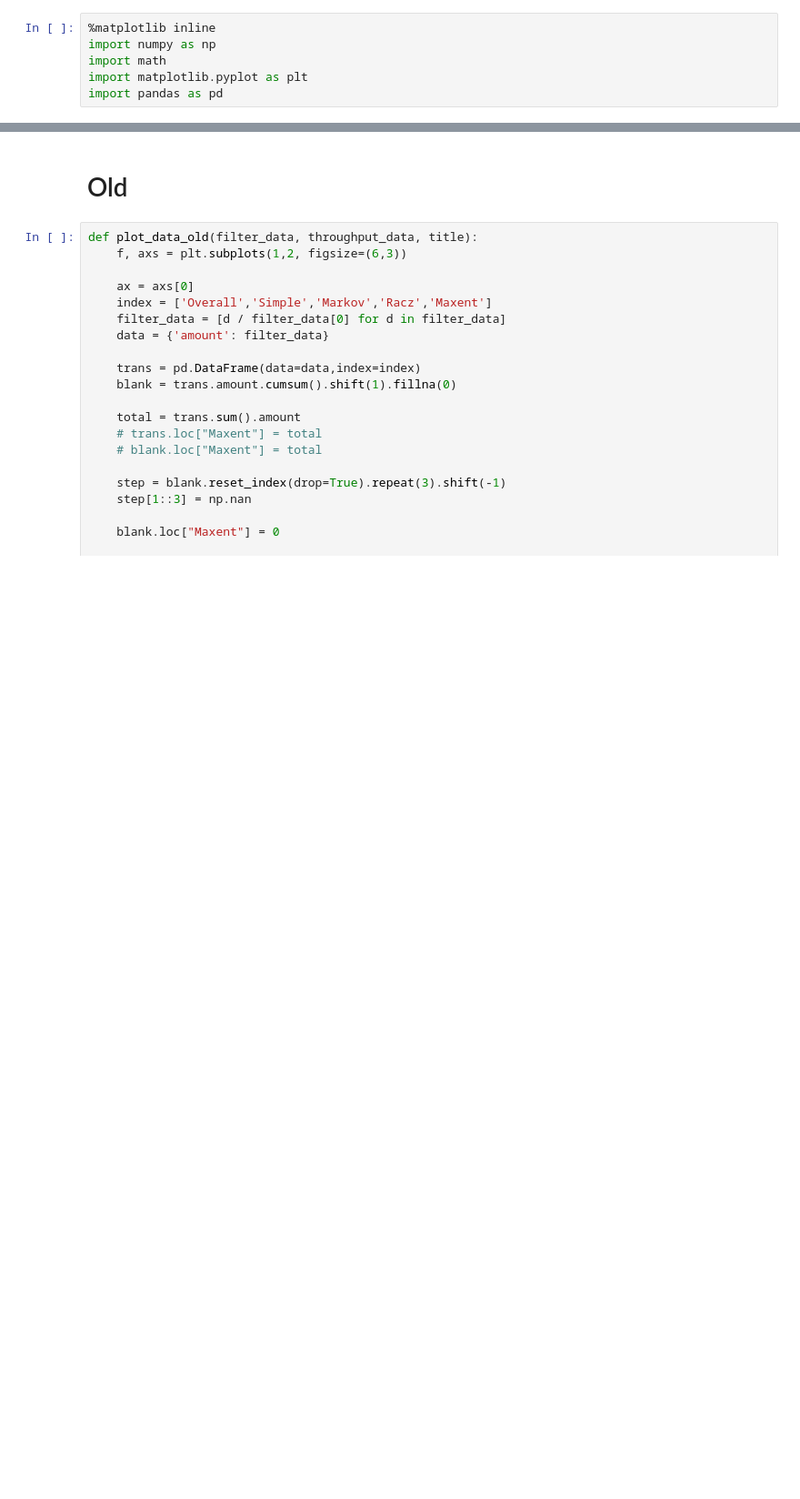
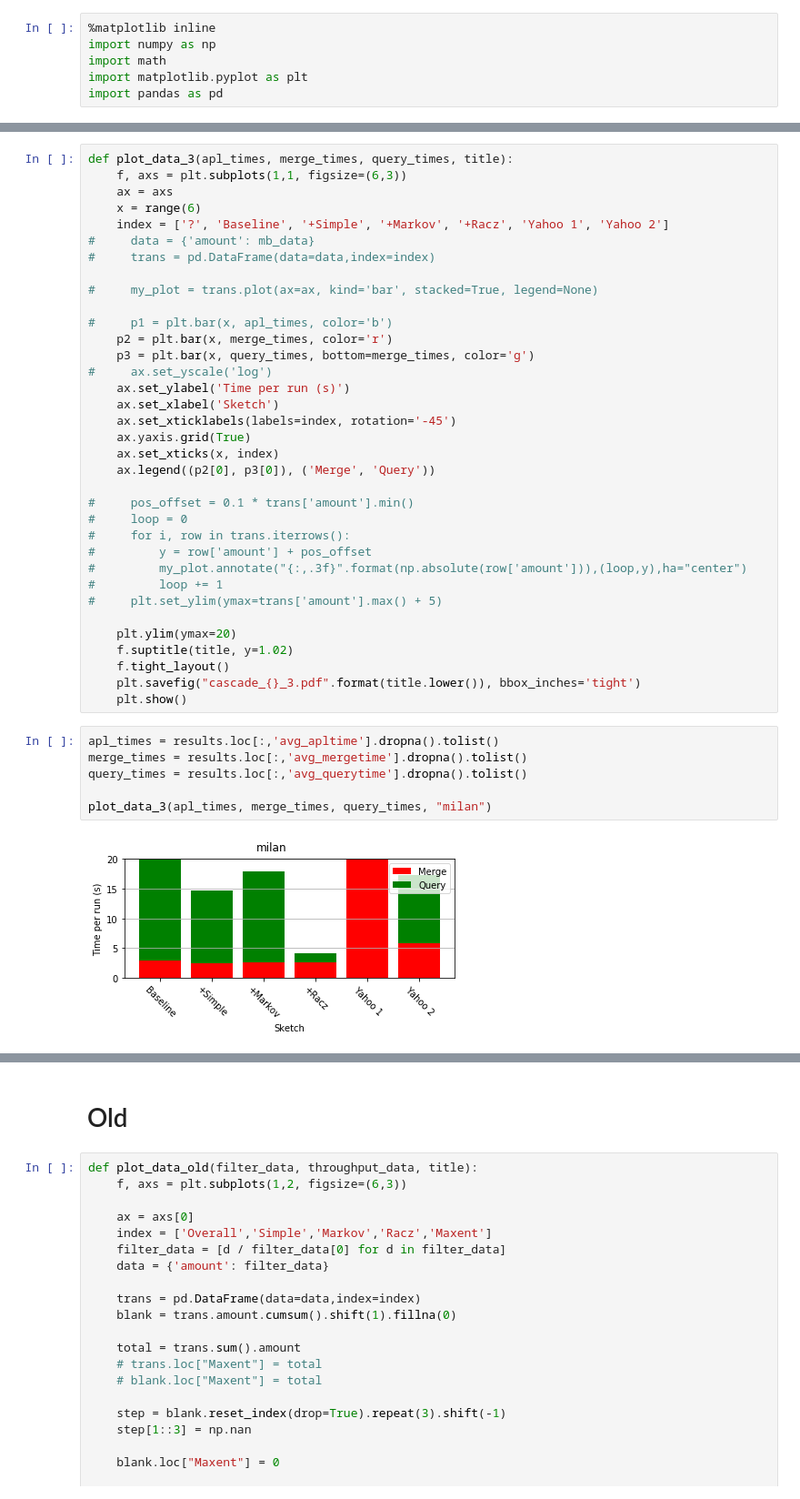
Before and after one commit to stanford-futuredata/msketch, a Jupyter notebook: analysis/Cascades Benchmark.ipynb, the cells around one changed output, grey strips where cells are left out. Shown at 91% size. Drawn from its saved outputs; the diff is of its cells as text; blank space fills up the shorter version.

```diff
--- a/analysis/Cascades Benchmark.ipynb
+++ b/analysis/Cascades Benchmark.ipynb
@@ -119,0 +116,43 @@ plot_data_2(throughput_data, time_data, "milan")
+# %%
+def plot_data_3(apl_times, merge_times, query_times, title):
+    f, axs = plt.subplots(1,1, figsize=(6,3))
+    ax = axs
+    x = range(6)
+    index = ['?', 'Baseline', '+Simple', '+Markov', '+Racz', 'Yahoo 1', 'Yahoo 2']
+#     data = {'amount': mb_data}
+#     trans = pd.DataFrame(data=data,index=index)
+
+#     my_plot = trans.plot(ax=ax, kind='bar', stacked=True, legend=None)
+
+#     p1 = plt.bar(x, apl_times, color='b')
+    p2 = plt.bar(x, merge_times, color='r')
+    p3 = plt.bar(x, query_times, bottom=merge_times, color='g')
+#     ax.set_yscale('log')
+    ax.set_ylabel('Time per run (s)')
+    ax.set_xlabel('Sketch')
+    ax.set_xticklabels(labels=index, rotation='-45')
+    ax.yaxis.grid(True)
+    ax.set_xticks(x, index)
+    ax.legend((p2[0], p3[0]), ('Merge', 'Query'))
+
+#     pos_offset = 0.1 * trans['amount'].min()
+#     loop = 0
+#     for i, row in trans.iterrows():
+#         y = row['amount'] + pos_offset
+#         my_plot.annotate("{:,.3f}".format(np.absolute(row['amount'])),(loop,y),ha="center")
+#         loop += 1
+#     plt.set_ylim(ymax=trans['amount'].max() + 5)
+
+    plt.ylim(ymax=20)
+    f.suptitle(title, y=1.02)
+    f.tight_layout()
+    plt.savefig("cascade_{}_3.pdf".format(title.lower()), bbox_inches='tight')
+    plt.show()
+# %%
+apl_times = results.loc[:,'avg_apltime'].dropna().tolist()
+merge_times = results.loc[:,'avg_mergetime'].dropna().tolist()
+query_times = results.loc[:,'avg_querytime'].dropna().tolist()
+
+plot_data_3(apl_times, merge_times, query_times, "milan")
+# %% [output]
+[figure, added]
```
Also changed, not shown: parts of 6 cells of this notebook.
